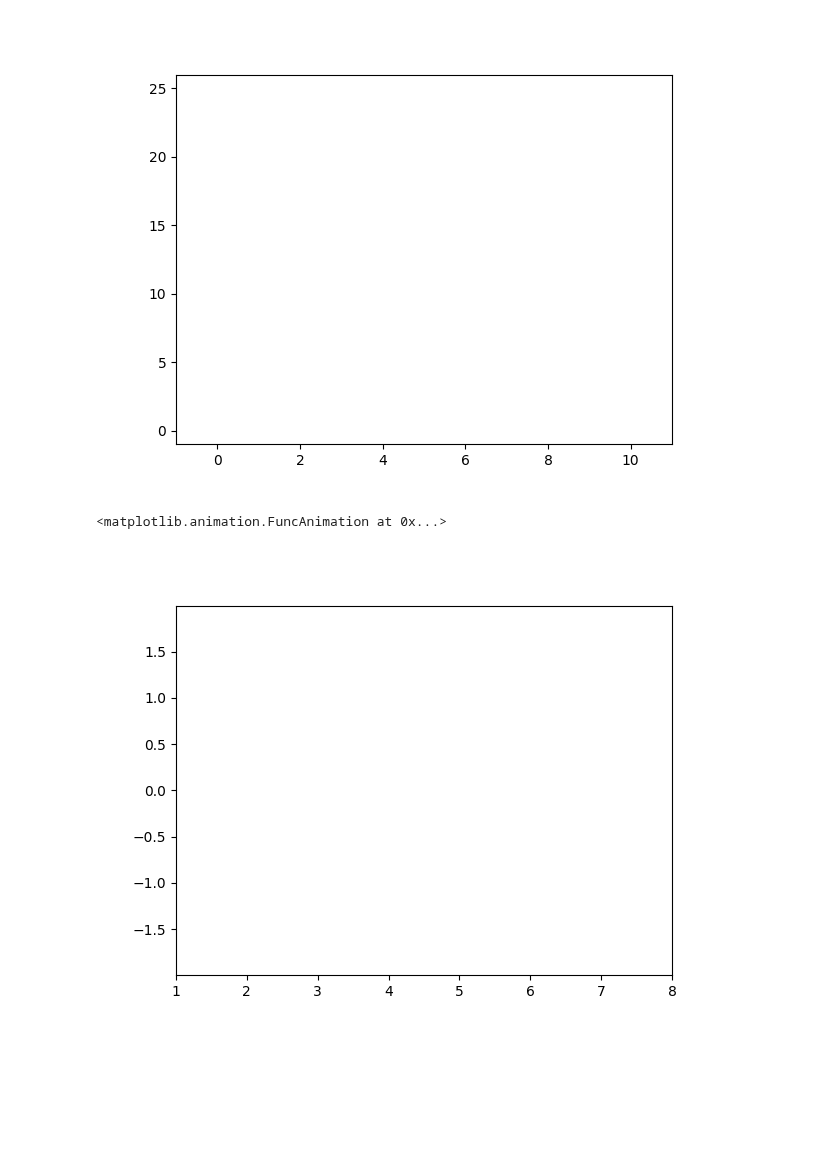
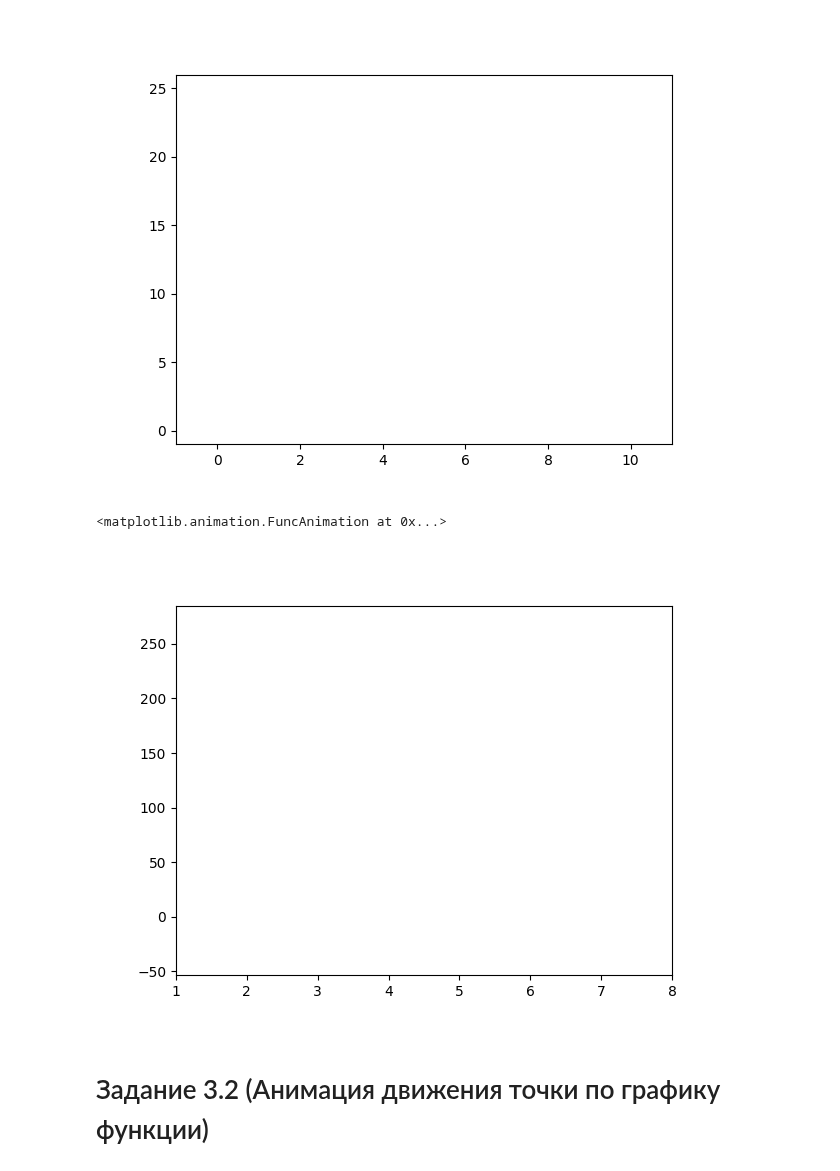
Before and after one commit to anshpak/jupyter-tasks, a Jupyter notebook: KM2_Lb03_Shpak.ipynb, the cells around one changed output. Cells and saved outputs as stored; diff of their text form; code cells hidden in the pictures; blank space fills up the shorter version.

Commit message:
feat: fix animation and start secind task

```diff
--- a/KM2_Lb03_Shpak.ipynb
+++ b/KM2_Lb03_Shpak.ipynb
@@ -123,7 +123,7 @@ FuncAnimation(fig1, at_frame1, frames = matrix, repeat = False, interval = 100)
 # %%
 # мое задание
 import math
-f = lambda x: math.cos(x)
+f = lambda x: math.cos(x) * x ** 3
 # задаю переменные
 my_x_min = 2.; my_x_max = 7.; my_step = 0.02
 # %%
@@ -142,8 +142,8 @@ def anim(i):
 
     Returns : None
     """
-    my_x_coord = list(line1.get_xdata())
-    my_y_coord = list(line1.get_ydata())
+    my_x_coord = list(my_line.get_xdata())
+    my_y_coord = list(my_line.get_ydata())
 
     my_x_coord.append(i[0])
     my_y_coord.append(i[1])
@@ -153,10 +153,14 @@ def anim(i):
 # %%
 my_fig = plt.figure()
 my_ax = plt.axes()
-plt.axis([my_x_min - 1, my_x_max + 1, my_y_min - 1, my_y_max + 1])
+# не понимаю, почему этот график не хочет считаться с y
+# я понял, у меня слишком большой масштаб)
+plt.axis([my_x_min - 1, my_x_max + 1, my_y_min - 10, my_y_max + 10])
 
-my_line, = my_ax.plot([], [], 'k')
-FuncAnimation(my_fig, anim, frames = my_matrix, repeat = False, interval = 100)
+my_line, = my_ax.plot([], [], 'y--')
+FuncAnimation(my_fig, anim, frames = my_matrix, repeat = False, interval = 20)
 # %% [output]
 <matplotlib.animation.FuncAnimation at 0x...>
-[figure, old version]
+[figure, new version]
+# %% [markdown]
+# Задание 3.2 (Анимация движения точки по графику функции)
```
Also changed, not shown: parts of 3 cells of this notebook.
